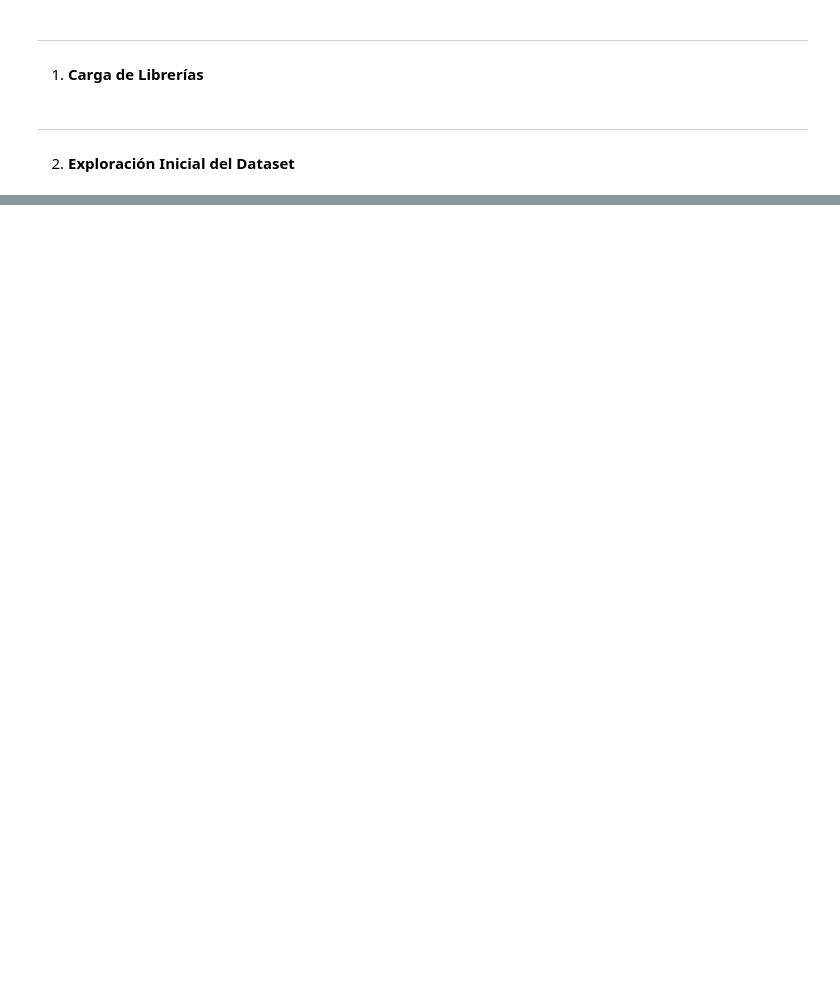
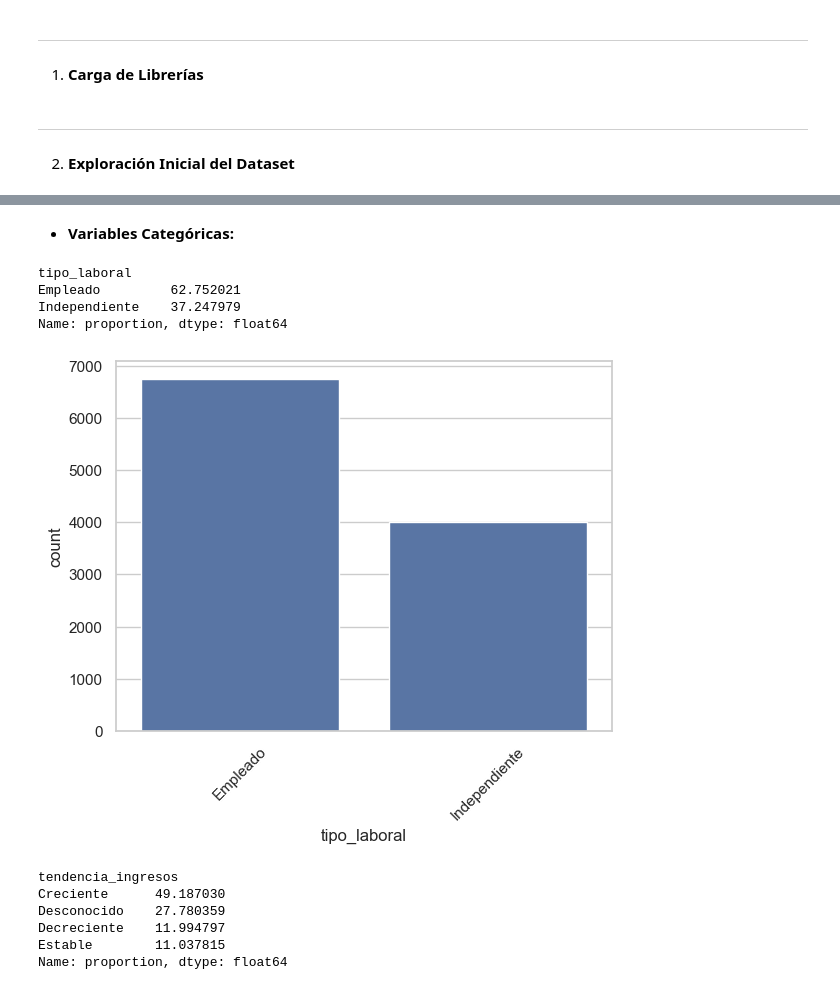
Before and after one commit to ChrosXR/mlops_pipeline, a Jupyter notebook: src/comprension_eda.ipynb, the cells around one changed output, grey strips where cells are left out. Saved outputs shown, nothing was run; the diff lists cells and outputs as text; code cells hidden in the pictures; blank space fills up the shorter version.

```diff
--- a/src/comprension_eda.ipynb
+++ b/src/comprension_eda.ipynb
@@ -283,0 +435,23 @@ plt.show()
+# %% [markdown]
+- **Variables Categóricas:**
+# %%
+categoricas = df.select_dtypes(include='category').columns
+
+for col in categoricas:
+    display(df[col].value_counts(normalize=True)*100)
+
+    sns.countplot(x=col, data=df)
+    plt.xticks(rotation=45)
+    plt.show()
+# %% [output]
+tipo_laboral
+Empleado         62.752021
+Independiente    37.247979
+Name: proportion, dtype: float64
+[figure, added]
+tendencia_ingresos
+Creciente      49.187030
+Desconocido    27.780359
+Decreciente    11.994797
+Estable        11.037815
+Name: proportion, dtype: float64
```
Also changed, not shown: parts of 65 cells of this notebook.
